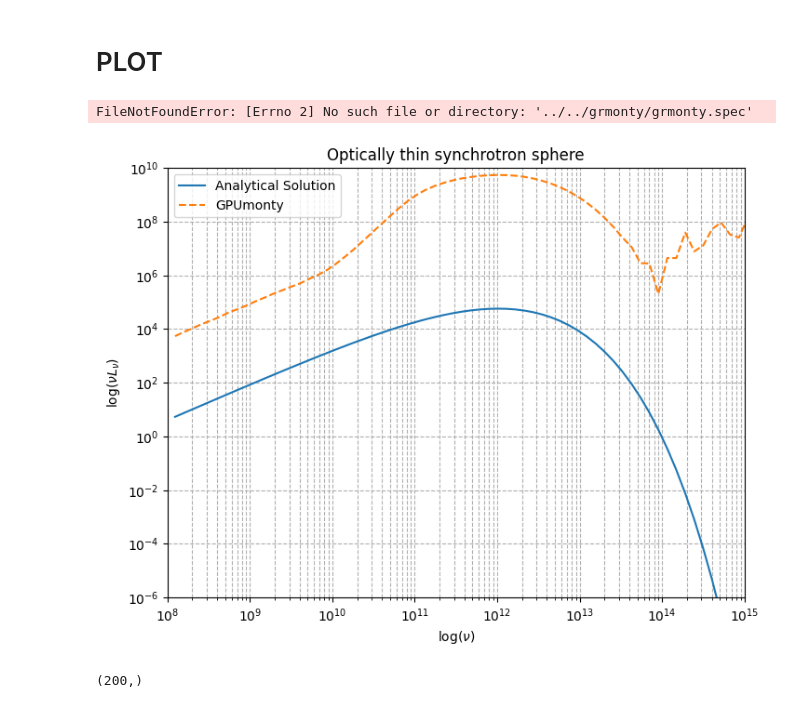
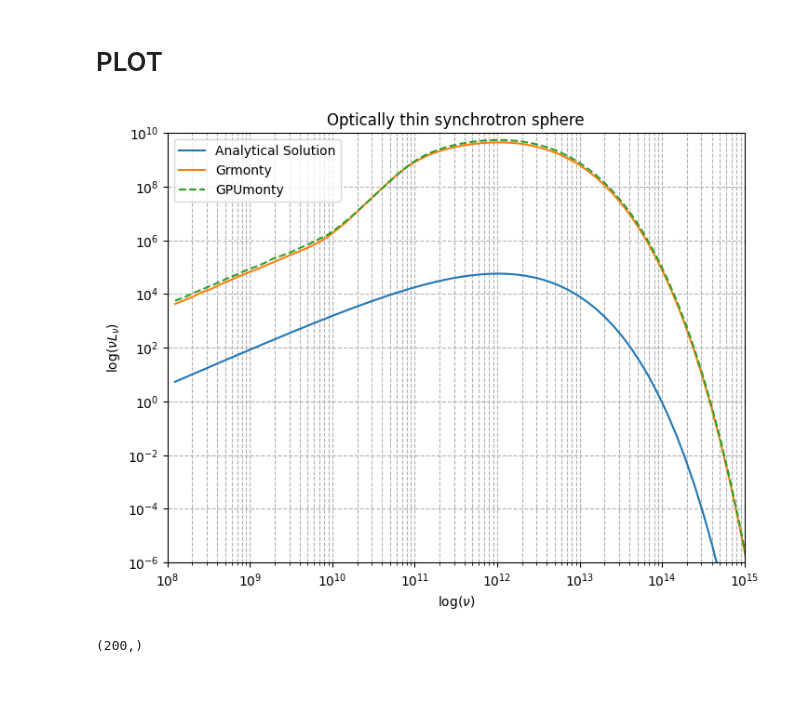
Before and after one commit to black-hole-group/gpumonty, a Jupyter notebook: python/sphere_test.ipynb, the cells around one changed output. Cells and saved outputs as stored; diff of their text form; code cells hidden in the pictures.

Commit message:
In this configuration, sphere_thick is working great

```diff
--- a/python/sphere_test.ipynb
+++ b/python/sphere_test.ipynb
@@ -73,7 +73,7 @@ def grmonty(file):
     #print(nu)
     # Return log(nu) and ll array
     return nu, ll
-grmonty_nu, grmonty_nuLnu = grmonty('../../grmonty/grmonty.spec')
+grmonty_nu, grmonty_nuLnu = grmonty('../../gpumonty_sphere/grmonty_sphere/grmonty.spec')
 #domega_array = np.array([1.610196e+00, 3.714269e+00, 3.703976e+00,
 #                         2.401148e+00, 9.885099e-01, 1.482720e-01])
 domega_array = np.array([4.281887e-01, 1.255386, 1.997030, 2.602581, 3.030769, 3.252416])
@@ -83,8 +83,6 @@ domega_array = np.array([4.281887e-01, 1.255386, 1.997030, 2.602581, 3.030769, 3
 # bin = 3, domega = 2.602581e+00
 # bin = 4, domega = 3.030769e+00
 # bin = 5, domega = 3.252416e+00
-# %% [output]
-FileNotFoundError: [Errno 2] No such file or directory: '../../grmonty/grmonty.spec'
 # %%
 import numpy as np
 from astropy.io import ascii
@@ -148,35 +146,35 @@ R = 1 * L_UNIT
 dv = 4 * np.pi * R**3
 Luminosity_analytic =  j_nu_values * dv
 nu_luminosity_analytic = nu * Luminosity_analytic
 
 
 # Plot jnu vs nu
 plt.figure(figsize=(8, 6))
 plt.plot(nu, nu_luminosity_analytic, linestyle='-', label = 'Analytical Solution')
 #plt.plot(nu, (nuLnu * domega_array[:,np.newaxis]/(4*np.pi)).sum(0), linestyle='-', label = 'GPUmonty')
 #plt.plot(nu, (nuLnu[5]/(4 * np.pi) * domega_array[:,np.newaxis]).sum(0), linestyle='-', label = 'GPUmonty')
 #plt.plot(grmonty_nu, (grmonty_nuLnu/(4 * np.pi) * domega_array[:,np.newaxis]).sum(0), linestyle='-', label = 'Grmonty')
-#plt.plot(grmonty_nu, (grmonty_nuLnu/(16 * np.pi)).sum(0), linestyle='-', label = 'Grmonty')
+plt.plot(grmonty_nu, (grmonty_nuLnu/(16 * np.pi)).sum(0), linestyle='-', label = 'Grmonty')
 plt.plot(nu, (nuLnu/(16 * np.pi)).sum(0), linestyle='--', label = 'GPUmonty')
 #plt.plot(grmonty_nu_all, (grmonty_nuLnu_all/(16 * np.pi)).sum(0), linestyle='-', label = 'Grmonty 1')
 
 #x = (nuLnu * domega/(4*np.pi)).sum(0)
 #plt.plot(lognu, np.log10(nu_luminosity_analytic) - (s.ll), label = 'difference')
 #gpumonty_nulognu = 10**(s.ll - np.log10(3.83e33))
 #epsilon = 1/lognu * (np.abs(gpumonty_nulognu - nu_luminosity_analytic)/nu_luminosity_analytic * np.gradient(lognu)).sum(-1)
 plt.ylim(1e-6,1e10)
 plt.xlim(1e8,1e15)
 plt.yscale('log')
 plt.xscale('log')
 #plt.yticks([1e-11, 1e-10,1e-9, 1e-8, 1e-7, 1e-6, 1e-5,1e-4, 1e-3, 1e-2, 1e-1, 1e0, 1e1, 1e2, 1e3, 1e4,1e5])
 plt.xlabel(r"$\log(\nu)$")
 plt.legend()
 plt.ylabel(r"$\log(\nu L_\nu)$")
 plt.title('Optically thin synchrotron sphere')
 plt.grid(True, which="both", ls="--")
 plt.show()
 # %% [output]
-[figure, old version]
+[figure, new version]
 # %%
 import numpy as np
 import matplotlib.pyplot as plt
```
Also changed, not shown: 3 other files.
